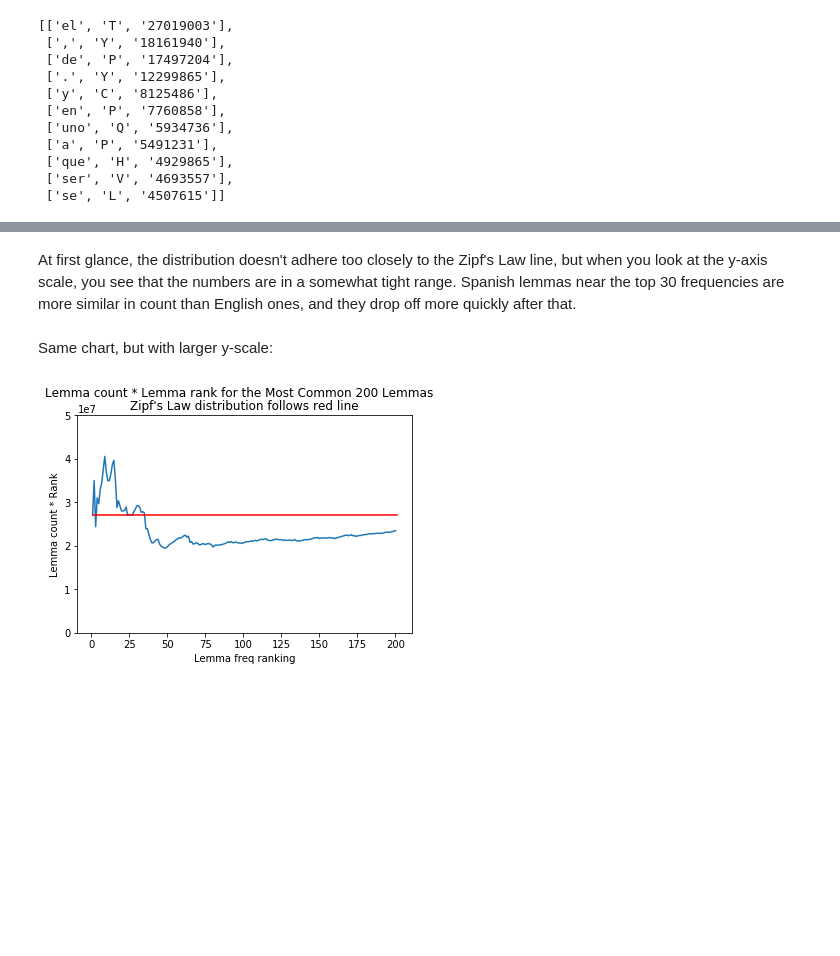
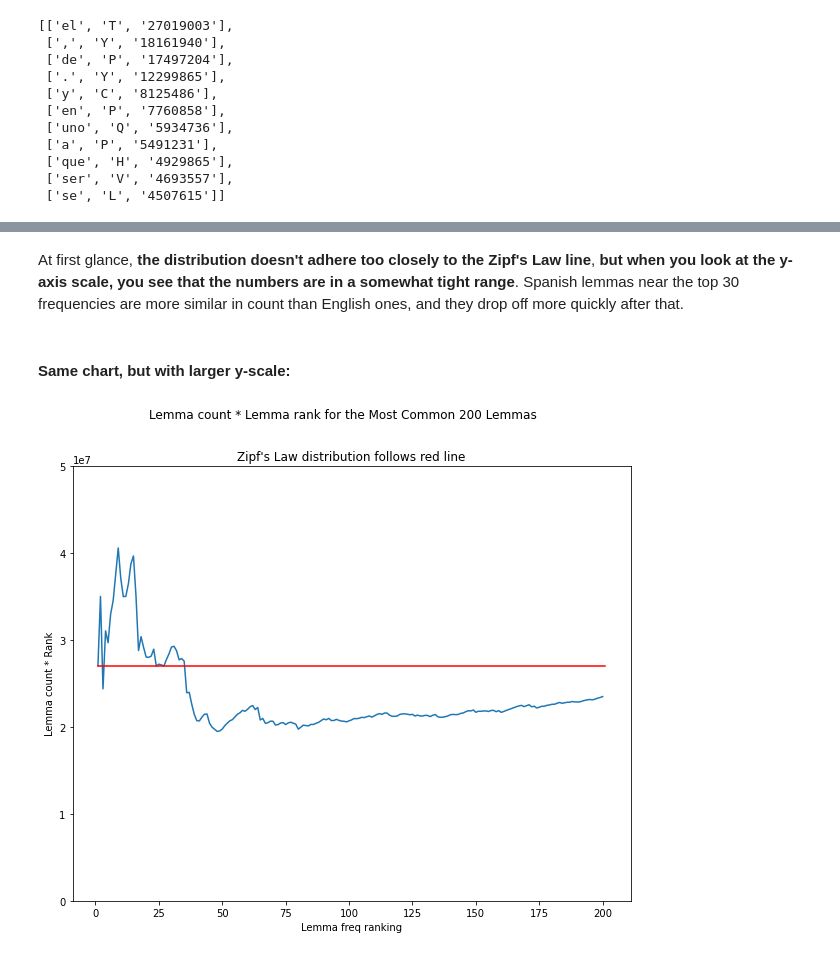
Before and after one commit to ebhtra/gory-graph, a Jupyter notebook: Homework4_2.ipynb, the cells around one changed output, grey strips where cells are left out. Drawn from its saved outputs; the diff is of its cells as text; code cells hidden in the pictures; blank space fills up the shorter version.

```diff
--- a/Homework4_2.ipynb
+++ b/Homework4_2.ipynb
@@ -213,14 +349,15 @@ top1000[45:55]
 # %% [markdown]
-At first glance, the distribution doesn't adhere too closely to the Zipf's Law line, but when you look at the y-axis scale, you see that the numbers are in a somewhat tight range.  Spanish lemmas near the top 30 frequencies are more similar in count than English ones, and they drop off more quickly after that.
+At first glance, **the distribution doesn't adhere too closely to the Zipf's Law line**, **but when you look at the y-axis scale, you see that the numbers are in a somewhat tight range**.  Spanish lemmas near the top 30 frequencies are more similar in count than English ones, and they drop off more quickly after that.
 # %% [markdown]
-Same chart, but with larger y-scale:
+#### Same chart, but with larger y-scale:
 # %%
+plt.figure(figsize = (10, 8))
 plt.plot(range(1,201), [(rank+1) * int(lemma[2]) for rank, lemma in enumerate(top1000[:200])])
 plt.plot((1,201),(int(top1000[0][2]), int(top1000[0][2])), color='r')
 plt.suptitle("Lemma count * Lemma rank for the Most Common 200 Lemmas")
 plt.title("Zipf's Law distribution follows red line")
 plt.xlabel('Lemma freq ranking')
 plt.ylabel('Lemma count * Rank')
 plt.ylim(0,5e7);
 # %% [output]
-[figure, old version]
+[figure, new version]
```
Also changed, not shown: parts of 50 cells of this notebook, 2 other files.
